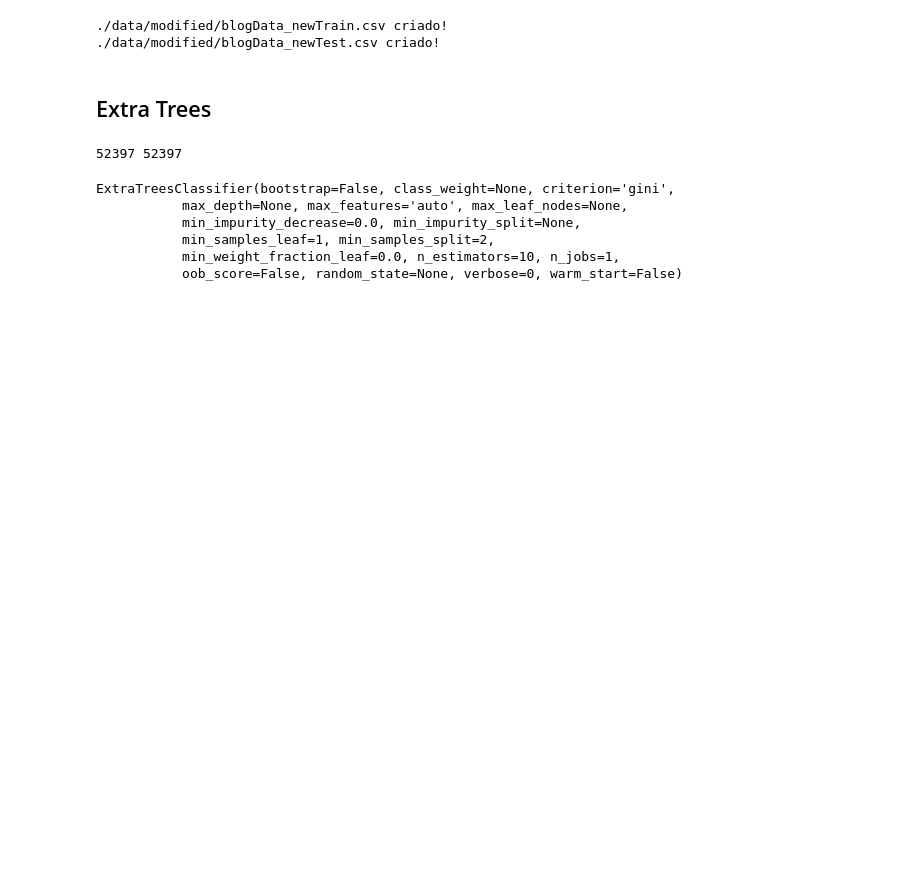
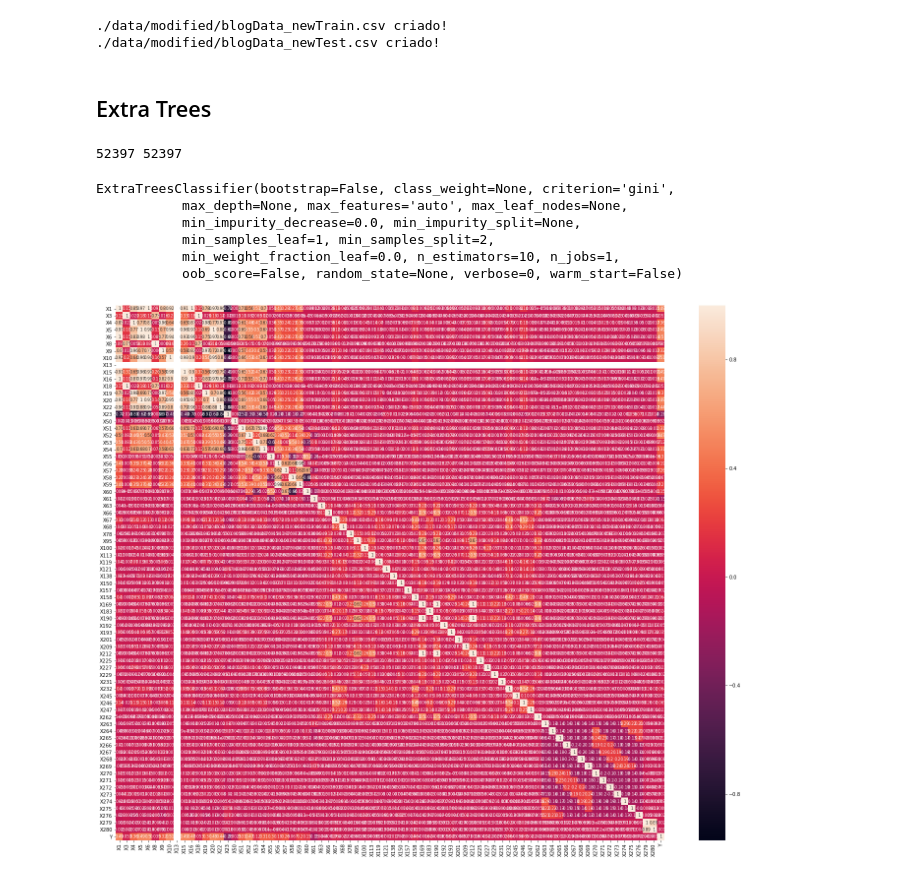
Before and after one commit to Machine-Learning-FGA/BlogFeedback, a Jupyter notebook: Data Preprocessing.ipynb, the cells around one changed output. Drawn from its saved outputs; the diff is of its cells as text; code cells hidden in the pictures; blank space fills up the shorter version.

```diff
--- a/Data Preprocessing.ipynb
+++ b/Data Preprocessing.ipynb
@@ -173,6 +192,12 @@ dataset_testnew = dataset_test
 for x in false_idx:
     dataset_trainnew = dataset_trainnew.drop("X"+str(x), axis=1)
     dataset_testnew = dataset_testnew.drop("X"+str(x), axis=1)
+# %%
+plt.figure(figsize=(25,20))
+sns.heatmap(dataset_trainnew.corr(),annot=True, annot_kws={"size": 8})
+plt.show()
+# %% [output]
+[figure, added]
 # %%
 print(dataset_trainnew.shape)
 print(dataset_testnew.shape)
```
Also changed, not shown: parts of 6 cells of this notebook.
